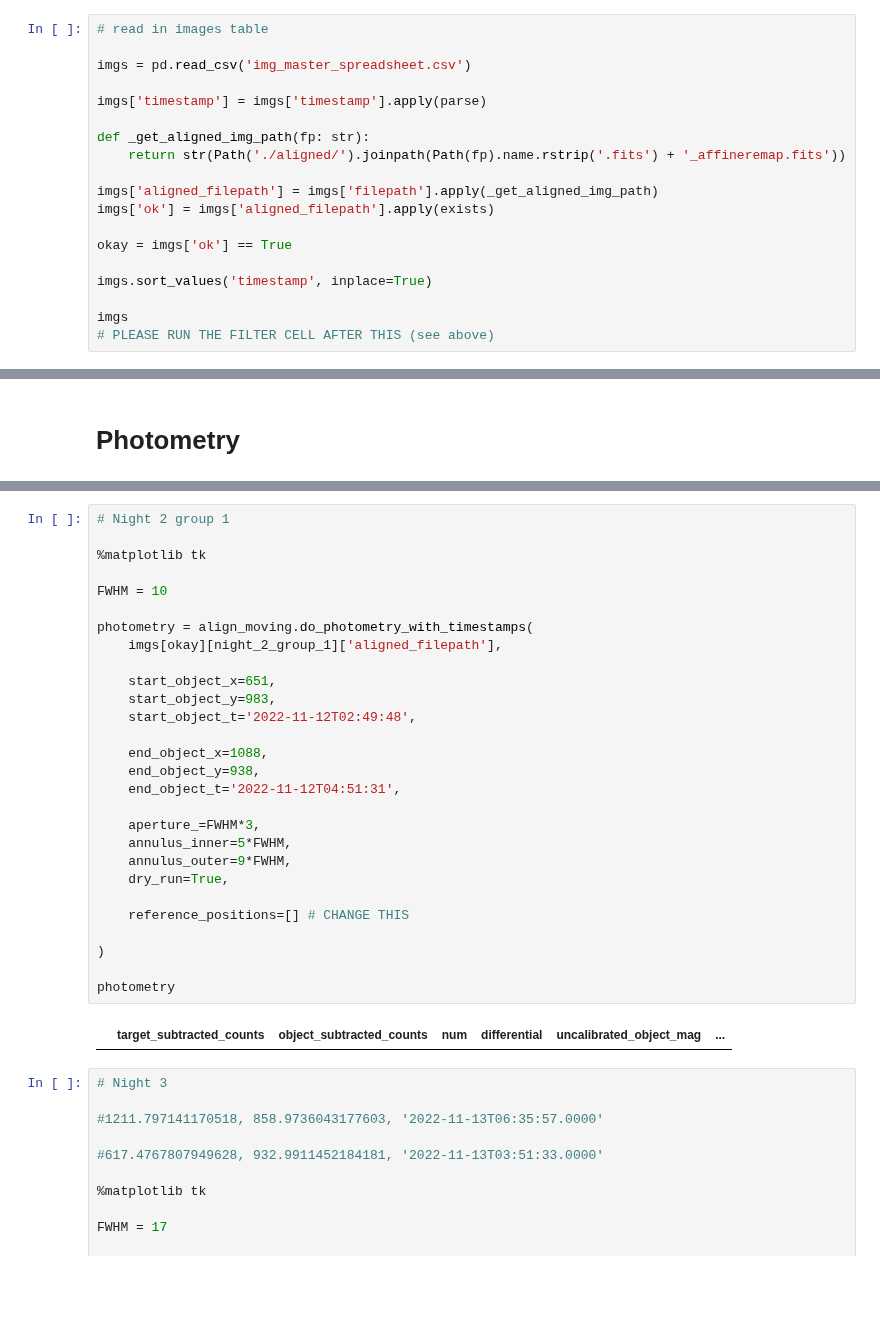
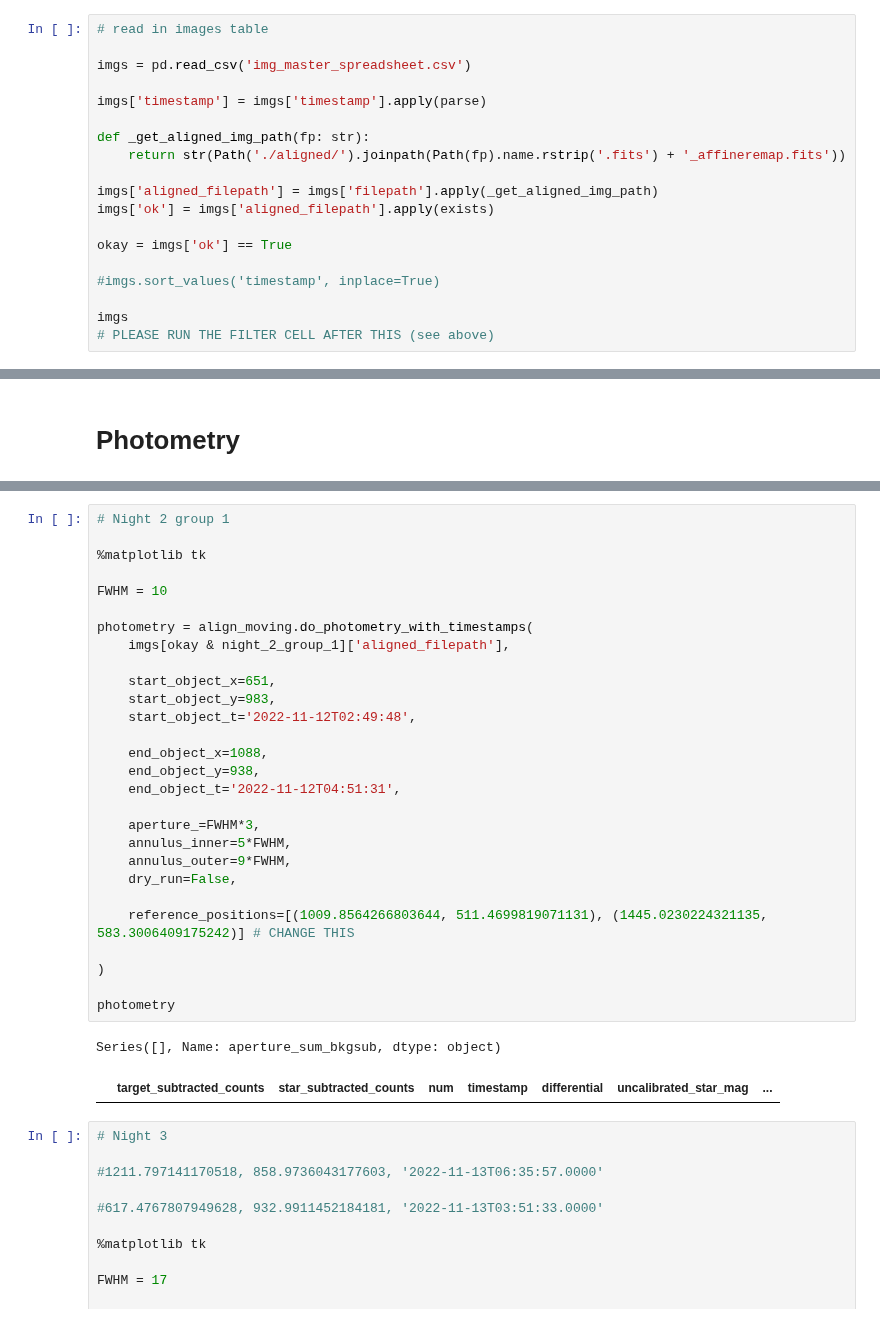
Before and after one commit to mkzeender/astrophysics-brorfelde, a Jupyter notebook: project.ipynb, the cells around one changed output, grey strips where cells are left out. Saved outputs shown, nothing was run; the diff lists cells and outputs as text; blank space fills up the shorter version.

```diff
--- a/project.ipynb
+++ b/project.ipynb
@@ -231,7 +231,7 @@ imgs['ok'] = imgs['aligned_filepath'].apply(exists)
 
 okay = imgs['ok'] == True
 
-imgs.sort_values('timestamp', inplace=True)
+#imgs.sort_values('timestamp', inplace=True)
 
 imgs
 # PLEASE RUN THE FILTER CELL AFTER THIS (see above)
@@ -292,33 +293,34 @@ photometry
 # %%
 # Night 2 group 1
 
 %matplotlib tk
 
 FWHM = 10
 
 photometry = align_moving.do_photometry_with_timestamps(
-    imgs[okay][night_2_group_1]['aligned_filepath'],
+    imgs[okay & night_2_group_1]['aligned_filepath'],
 
     start_object_x=651,
     start_object_y=983,
     start_object_t='2022-11-12T02:49:48',
 
     end_object_x=1088,
     end_object_y=938,
     end_object_t='2022-11-12T04:51:31',
 
     aperture_=FWHM*3,
     annulus_inner=5*FWHM,
     annulus_outer=9*FWHM,
-    dry_run=True,
+    dry_run=False,
 
-    reference_positions=[] # CHANGE THIS
+    reference_positions=[(1009.8564266803644, 511.4699819071131), (1445.0230224321135, 583.3006409175242)] # CHANGE THIS
 
 )
 
 photometry
 # %% [output]
+Series([], Name: aperture_sum_bkgsub, dtype: object)
-|  | target_subtracted_counts | object_subtracted_counts | num | differential | uncalibrated_object_mag | ... |
+|  | target_subtracted_counts | star_subtracted_counts | num | timestamp | differential | uncalibrated_star_mag | ... |
 # %%
 # Night 3
 
```
Also changed, not shown: parts of 5 cells of this notebook, 1 other file.
